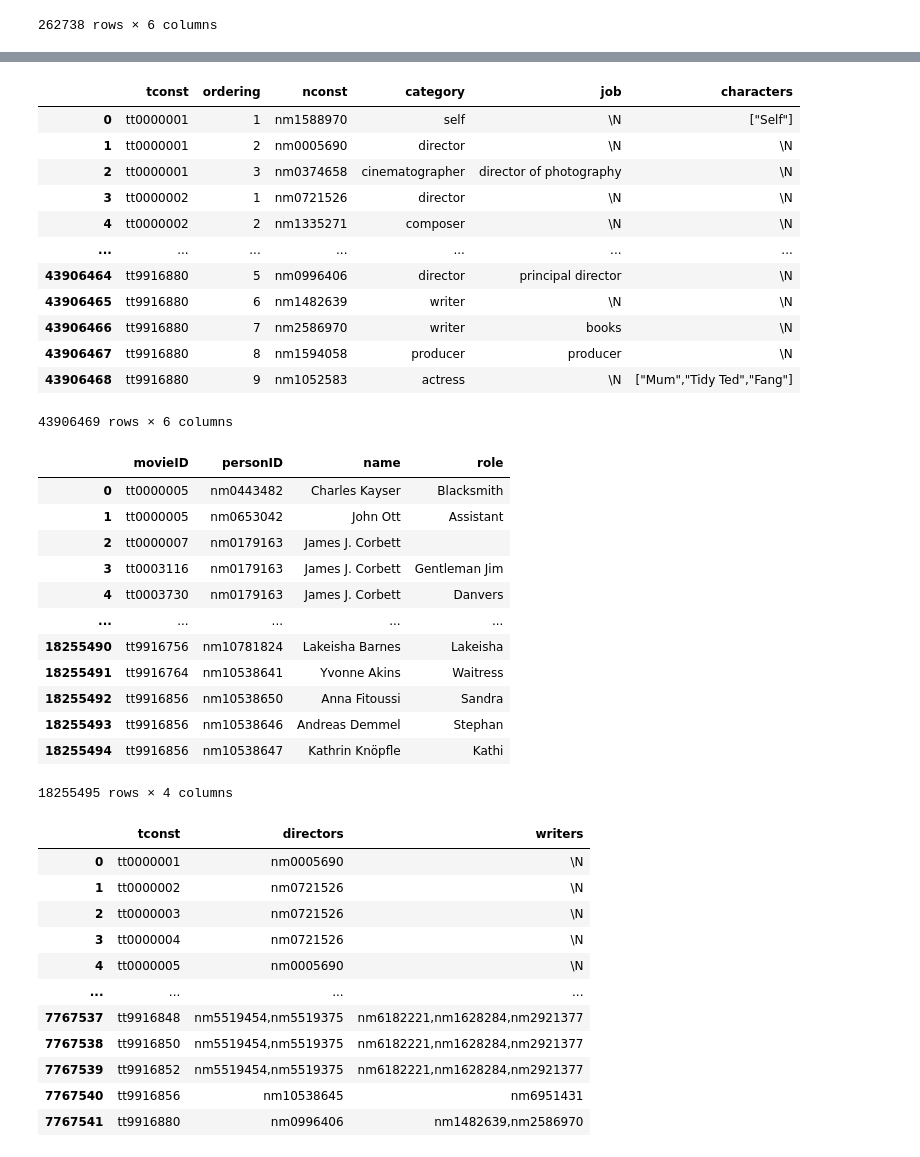
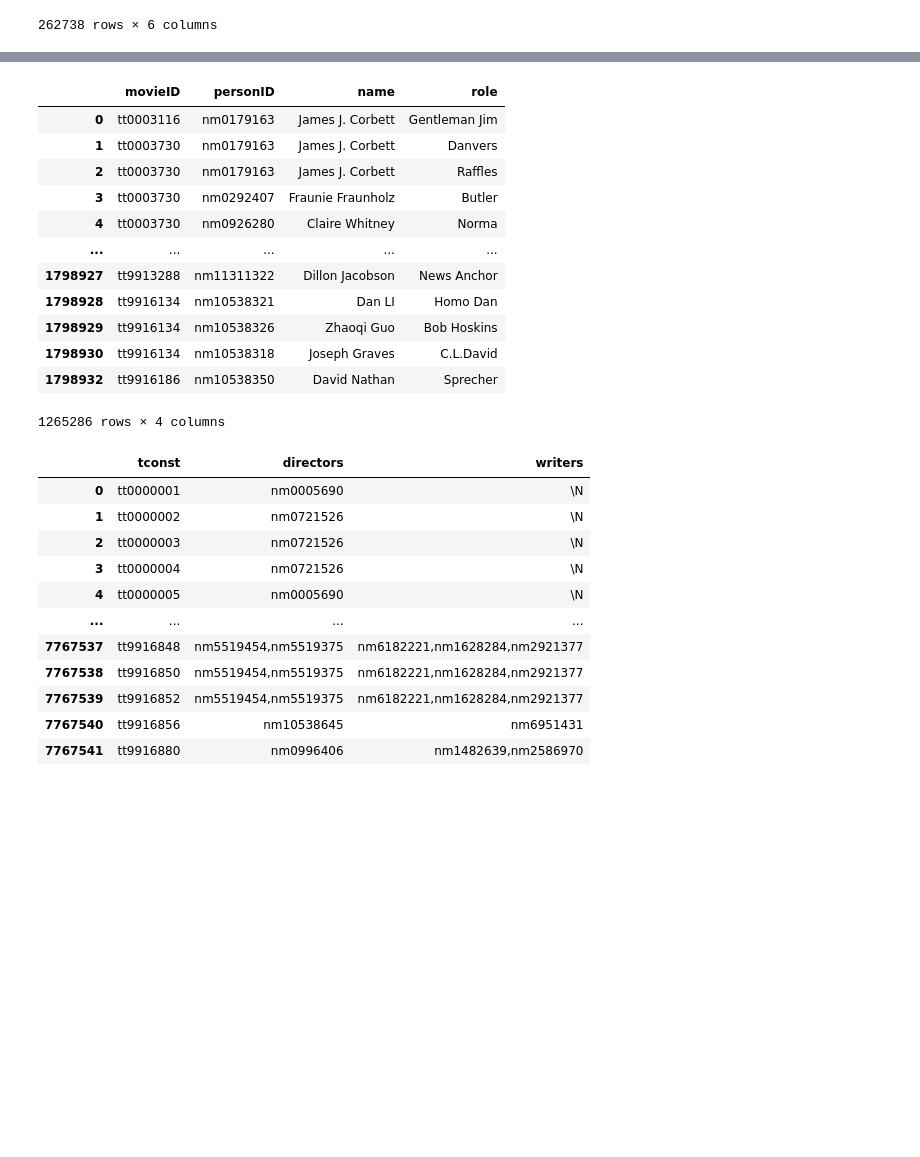
Before and after one commit to andychen237/filmDB, a Jupyter notebook: databases_cleanup.ipynb, the cells around one changed output, grey strips where cells are left out. Saved outputs shown, nothing was run; the diff lists cells and outputs as text; code cells hidden in the pictures; blank space fills up the shorter version.

```diff
--- a/databases_cleanup.ipynb
+++ b/databases_cleanup.ipynb
@@ -221,44 +224,35 @@ person.to_csv('finaldata/person.txt', sep='\t', index=False)
 10825476 rows × 3 columns
 # %%
-starring = pd.read_csv('rawdata/title.principals.tsv/data.tsv', sep='\t')
-display(starring)
 starring = starring[(starring.category == 'actor') | (starring.category == 'actress')]
 starring = starring.rename(columns={'tconst': "movieID", 'nconst': 'personID'})
+starring = pd.merge(starring, movieID)
 starring = pd.merge(starring, person)
 starring = starring.drop(columns=['ordering', 'category', 'job', 'birthYear'])
 starring['characters'] = starring.characters.str.replace('\\["', '').str.replace('\\"]', '').str.replace('","', ',')
 starring = starring.set_index(['movieID', 'personID', 'name']).apply(lambda x: x.str.split(',').explode()).reset_index()
 starring = starring.rename(columns={'characters': 'role'})
-starring['role'] = starring.role.str.replace(r"\\N", '')
 starring.to_csv('finaldata/starring.txt', sep='\t', index=False)
 display(starring)
-# %% [output]
-|  | tconst | ordering | nconst | category | job | characters |
-| 0 | tt0000001 | 1 | nm1588970 | self | \N | ["Self"] |
-| 1 | tt0000001 | 2 | nm0005690 | director | \N | \N |
-| 2 | tt0000001 | 3 | nm0374658 | cinematographer | director of photography | \N |
-| 3 | tt0000002 | 1 | nm0721526 | director | \N | \N |
-| 4 | tt0000002 | 2 | nm1335271 | composer | \N | \N |
-| ... | ... | ... | ... | ... | ... | ... |
-| 43906464 | tt9916880 | 5 | nm0996406 | director | principal director | \N |
-| 43906465 | tt9916880 | 6 | nm1482639 | writer | \N | \N |
-| 43906466 | tt9916880 | 7 | nm2586970 | writer | books | \N |
-| 43906467 | tt9916880 | 8 | nm1594058 | producer | producer | \N |
-| 43906468 | tt9916880 | 9 | nm1052583 | actress | \N | ["Mum","Tidy Ted","Fang"] |
-43906469 rows × 6 columns
-|  | movieID | personID | name | role |
-| 0 | tt0000005 | nm0443482 | Charles Kayser | Blacksmith |
-| 1 | tt0000005 | nm0653042 | John Ott | Assistant |
-| 2 | tt0000007 | nm0179163 | James J. Corbett |  |
-| 3 | tt0003116 | nm0179163 | James J. Corbett | Gentleman Jim |
-| 4 | tt0003730 | nm0179163 | James J. Corbett | Danvers |
-| ... | ... | ... | ... | ... |
-| 18255490 | tt9916756 | nm10781824 | Lakeisha Barnes | Lakeisha |
-| 18255491 | tt9916764 | nm10538641 | Yvonne Akins | Waitress |
-| 18255492 | tt9916856 | nm10538650 | Anna Fitoussi | Sandra |
-| 18255493 | tt9916856 | nm10538646 | Andreas Demmel | Stephan |
-| 18255494 | tt9916856 | nm10538647 | Kathrin Knöpfle | Kathi |
-18255495 rows × 4 columns
+# %%
+# only include starring for those in the original movies table, exclude those with no defined role
+starring = pd.merge(starring, movies)
+starring = starring.drop(columns=['title','year','runtime','genres'])
+starring = starring[starring.role != '\\N']
+starring
+# %% [output]
+|  | movieID | personID | name | role |
+| 0 | tt0003116 | nm0179163 | James J. Corbett | Gentleman Jim |
+| 1 | tt0003730 | nm0179163 | James J. Corbett | Danvers |
+| 2 | tt0003730 | nm0179163 | James J. Corbett | Raffles |
+| 3 | tt0003730 | nm0292407 | Fraunie Fraunholz | Butler |
+| 4 | tt0003730 | nm0926280 | Claire Whitney | Norma |
+| ... | ... | ... | ... | ... |
+| 1798927 | tt9913288 | nm11311322 | Dillon Jacobson | News Anchor |
+| 1798928 | tt9916134 | nm10538321 | Dan LI | Homo Dan |
+| 1798929 | tt9916134 | nm10538326 | Zhaoqi Guo | Bob Hoskins |
+| 1798930 | tt9916134 | nm10538318 | Joseph Graves | C.L.David |
+| 1798932 | tt9916186 | nm10538350 | David Nathan | Sprecher |
+1265286 rows × 4 columns
 # %%
 directedby = pd.read_csv('rawdata/title.crew.tsv/directors.tsv', sep='\t')
 display(directedby)
```
Also changed, not shown: parts of 13 cells of this notebook, 16 other files.
